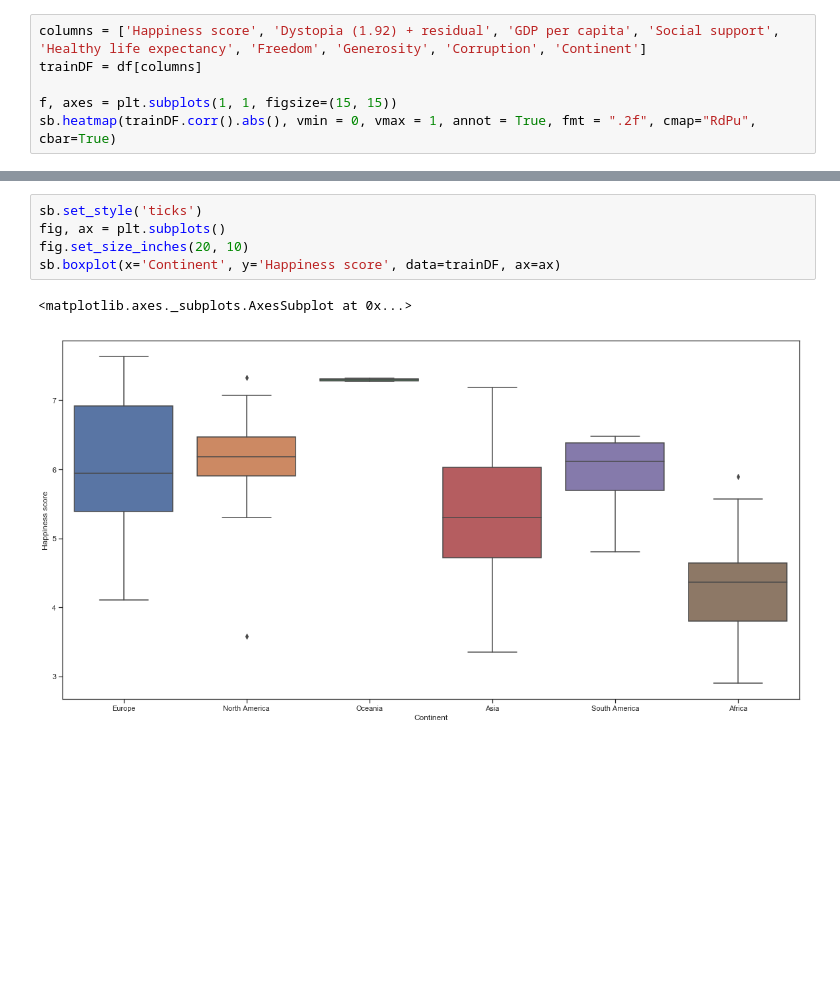
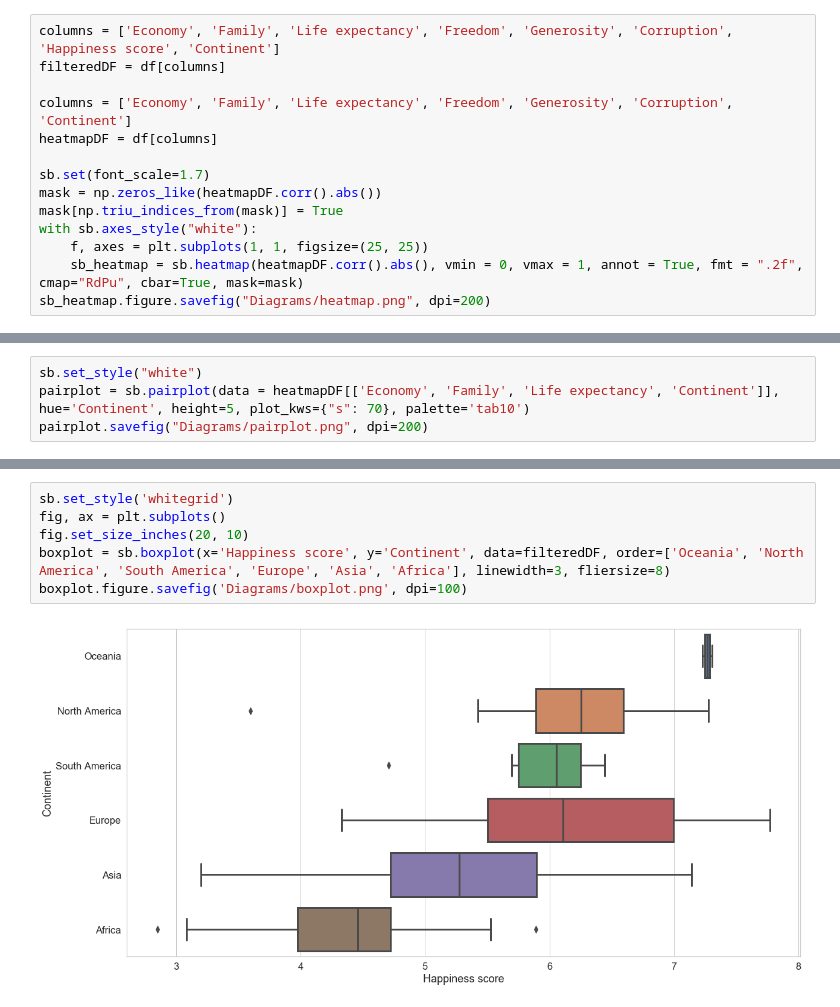
Before and after one commit to adithyaxx/world-happiness-report-analysis, a Jupyter notebook: Adi_Assignment.ipynb, the cells around one changed output, grey strips where cells are left out. Drawn from its saved outputs; the diff is of its cells as text; blank space fills up the shorter version.

```diff
--- a/Adi_Assignment.ipynb
+++ b/Adi_Assignment.ipynb
@@ -57,7 +112,15 @@ df.head()
 # %%
-columns = ['Happiness score', 'Dystopia (1.92) + residual', 'GDP per capita', 'Social support', 'Healthy life expectancy', 'Freedom', 'Generosity', 'Corruption', 'Continent']
-trainDF = df[columns]
+columns = ['Economy', 'Family', 'Life expectancy', 'Freedom', 'Generosity', 'Corruption', 'Happiness score', 'Continent']
+filteredDF = df[columns]
 
-f, axes = plt.subplots(1, 1, figsize=(15, 15))
-sb.heatmap(trainDF.corr().abs(), vmin = 0, vmax = 1, annot = True, fmt = ".2f", cmap="RdPu", cbar=True)
+columns = ['Economy', 'Family', 'Life expectancy', 'Freedom', 'Generosity', 'Corruption', 'Continent']
+heatmapDF = df[columns]
+
+sb.set(font_scale=1.7)
+mask = np.zeros_like(heatmapDF.corr().abs())
+mask[np.triu_indices_from(mask)] = True
+with sb.axes_style("white"):
+    f, axes = plt.subplots(1, 1, figsize=(25, 25))
+    sb_heatmap = sb.heatmap(heatmapDF.corr().abs(), vmin = 0, vmax = 1, annot = True, fmt = ".2f", cmap="RdPu", cbar=True, mask=mask)
+sb_heatmap.figure.savefig("Diagrams/heatmap.png", dpi=200)
 # %% [output]
@@ -75,0 +169,4 @@ sb.pairplot(data = trainDF[['GDP per capita', 'Social support', 'Healthy life ex
+# %%
+sb.set_style("white")
+pairplot = sb.pairplot(data = heatmapDF[['Economy', 'Family', 'Life expectancy', 'Continent']], hue='Continent', height=5, plot_kws={"s": 70}, palette='tab10')
+pairplot.savefig("Diagrams/pairplot.png", dpi=200)
@@ -76,11 +175,11 @@ sb.pairplot(data = trainDF[['GDP per capita', 'Social support', 'Healthy life ex
 # %%
-sb.set_style('ticks')
+sb.set_style('whitegrid')
 fig, ax = plt.subplots()
 fig.set_size_inches(20, 10)
-sb.boxplot(x='Continent', y='Happiness score', data=trainDF, ax=ax)
+boxplot = sb.boxplot(x='Happiness score', y='Continent', data=filteredDF, order=['Oceania', 'North America', 'South America', 'Europe', 'Asia', 'Africa'], linewidth=3, fliersize=8)
+boxplot.figure.savefig('Diagrams/boxplot.png', dpi=100)
 # %% [output]
-<matplotlib.axes._subplots.AxesSubplot at 0x...>
-[figure, old version]
+[figure, new version]
 # %%
 data = [go.Choropleth(
     locations = df['Country Code'],
```
Also changed, not shown: parts of 24 cells of this notebook, 20 other files.
